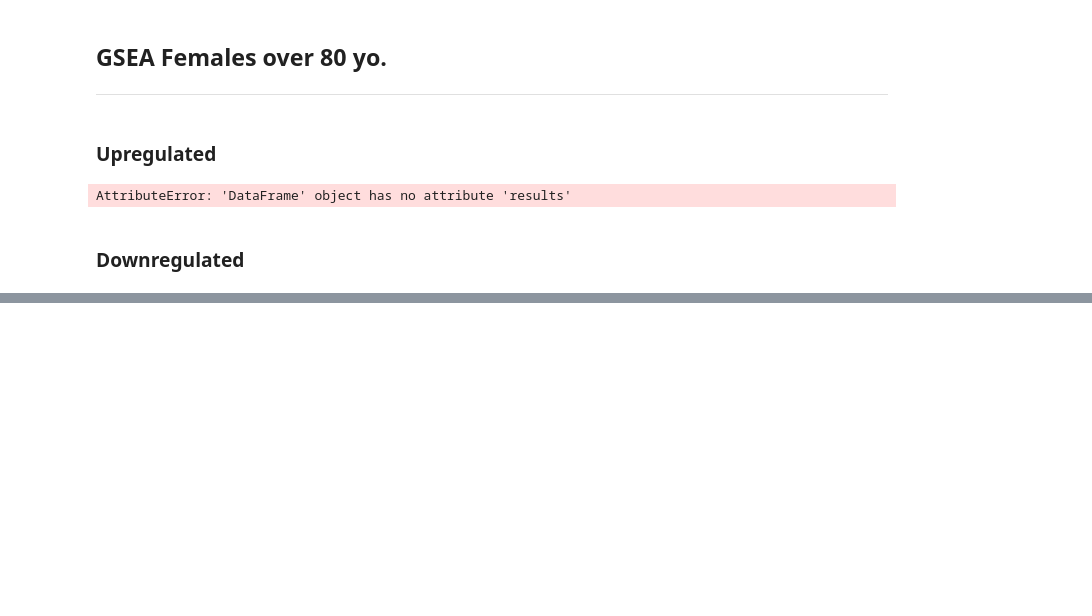
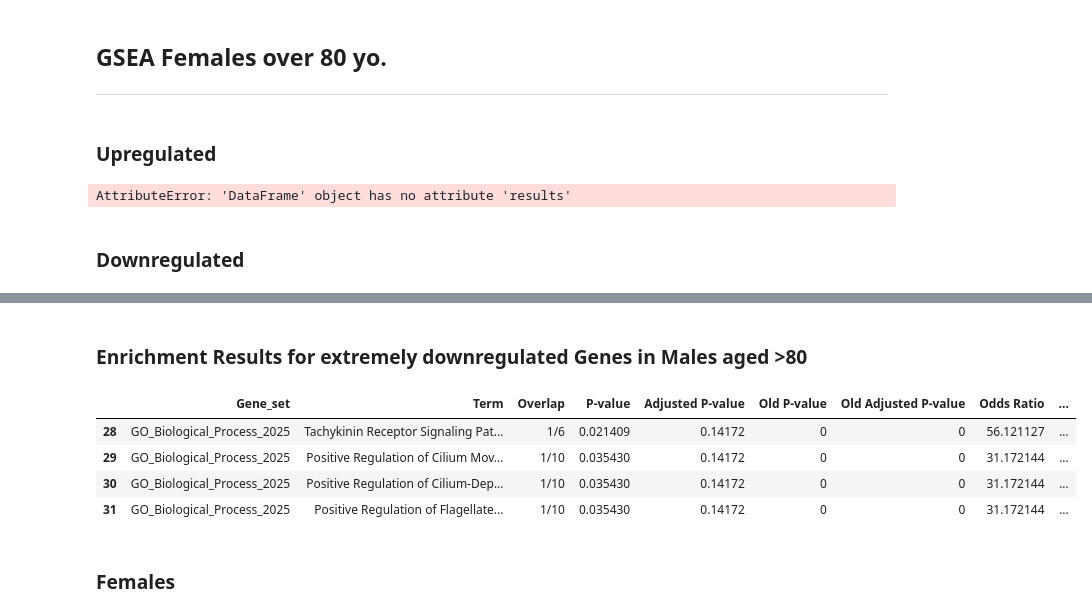
Before and after one commit to perpk/ppmi-wip, a Jupyter notebook: stratification/ppmi-wip.stratification.deg-overview.ipynb, the cells around one changed output, grey strips where cells are left out. Saved outputs shown, nothing was run; the diff lists cells and outputs as text; code cells hidden in the pictures; blank space fills up the shorter version.

```diff
--- a/stratification/ppmi-wip.stratification.deg-overview.ipynb
+++ b/stratification/ppmi-wip.stratification.deg-overview.ipynb
@@ -836,0 +1017,12 @@ enr_females_over_80_down.results[enr_females_over_80_down.results['P-value'] <=
+# %% [markdown]
+### Enrichment Results for extremely downregulated Genes in Males aged >80
+# %%
+enr_males_over_80_down_extr.results[enr_males_over_80_down_extr.results['P-value'] <= 0.05]
+# %% [output]
+|  | Gene_set | Term | Overlap | P-value | Adjusted P-value | Old P-value | Old Adjusted P-value | Odds Ratio | ... |
+| 28 | GO_Biological_Process_2025 | Tachykinin Receptor Signaling Pat... | 1/6 | 0.021409 | 0.14172 | 0 | 0 | 56.121127 | ... |
+| 29 | GO_Biological_Process_2025 | Positive Regulation of Cilium Mov... | 1/10 | 0.035430 | 0.14172 | 0 | 0 | 31.172144 | ... |
+| 30 | GO_Biological_Process_2025 | Positive Regulation of Cilium-Dep... | 1/10 | 0.035430 | 0.14172 | 0 | 0 | 31.172144 | ... |
+| 31 | GO_Biological_Process_2025 | Positive Regulation of Flagellate... | 1/10 | 0.035430 | 0.14172 | 0 | 0 | 31.172144 | ... |
+# %% [markdown]
+### Females
```
Also changed, not shown: parts of 18 cells of this notebook, 1 other file.
